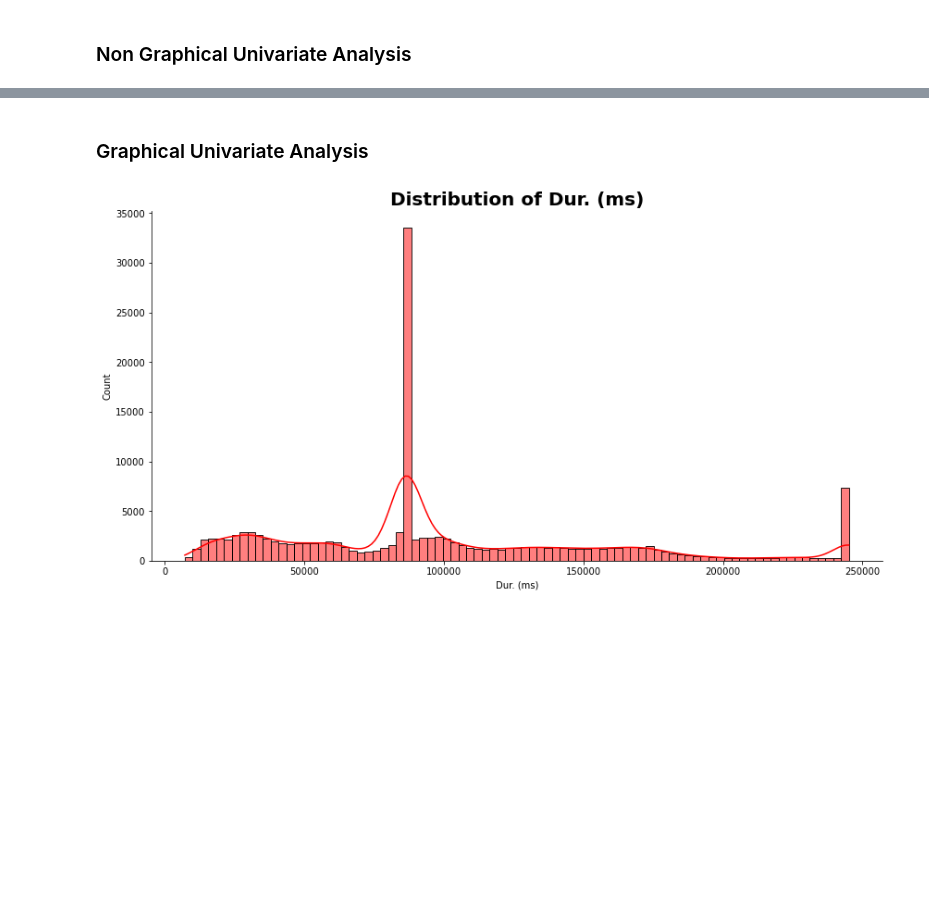
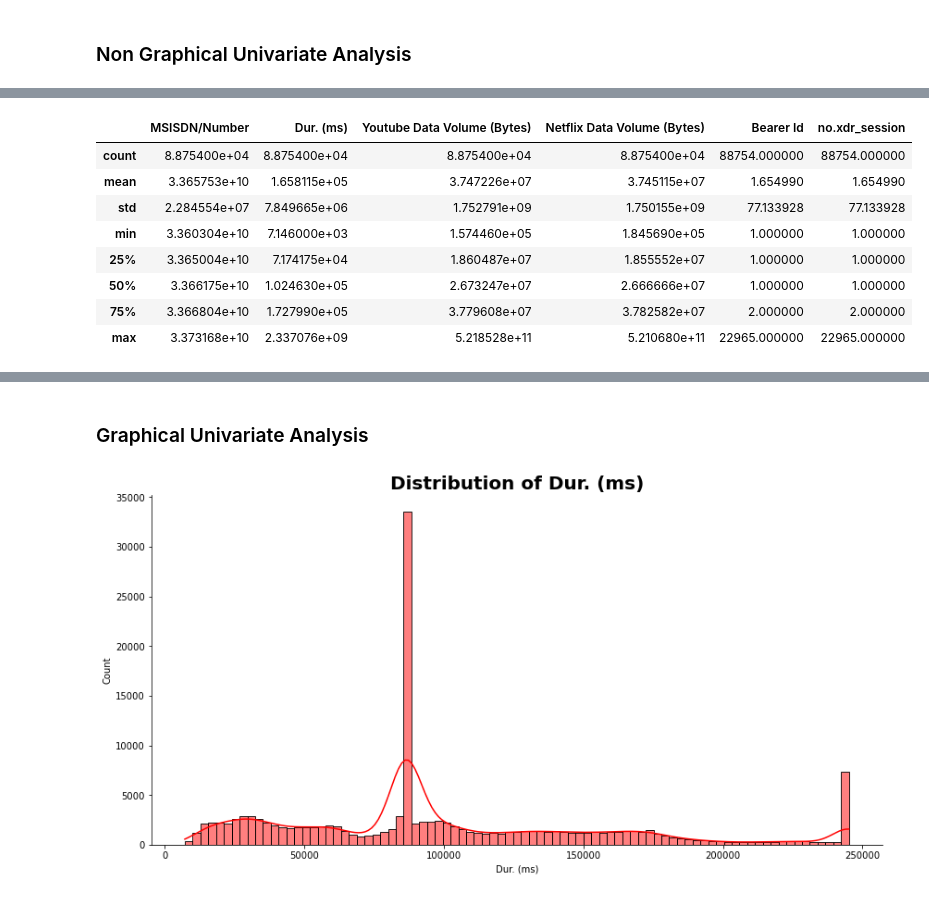
Before and after one commit to hikmab/User-Analytics-Telecomm-Industry, a Jupyter notebook: notebook/user over view analysis .ipynb, the cells around one changed output, grey strips where cells are left out. Saved outputs shown, nothing was run; the diff lists cells and outputs as text; code cells hidden in the pictures; blank space fills up the shorter version.

```diff
--- a/notebook/user over view analysis .ipynb
+++ b/notebook/user over view analysis .ipynb
@@ -793,0 +761,15 @@ univariate_analysis.describe()
+# %%
+#display the aggregate of user over view analysis
+univariate_analysis = db.groupby('MSISDN/Number').agg({'Dur. (ms)':'sum', 'Youtube Data Volume (Bytes)':'sum', 'Netflix Data Volume (Bytes)':'sum','Bearer Id':'count'}).reset_index()
+univariate_analysis['no.xdr_session'] = univariate_analysis['Bearer Id']
+univariate_analysis.describe()
+# %% [output]
+|  | MSISDN/Number | Dur. (ms) | Youtube Data Volume (Bytes) | Netflix Data Volume (Bytes) | Bearer Id | no.xdr_session |
+| count | 8.875400e+04 | 8.875400e+04 | 8.875400e+04 | 8.875400e+04 | 88754.000000 | 88754.000000 |
+| mean | 3.365753e+10 | 1.658115e+05 | 3.747226e+07 | 3.745115e+07 | 1.654990 | 1.654990 |
+| std | 2.284554e+07 | 7.849665e+06 | 1.752791e+09 | 1.750155e+09 | 77.133928 | 77.133928 |
+| min | 3.360304e+10 | 7.146000e+03 | 1.574460e+05 | 1.845690e+05 | 1.000000 | 1.000000 |
+| 25% | 3.365004e+10 | 7.174175e+04 | 1.860487e+07 | 1.855552e+07 | 1.000000 | 1.000000 |
+| 50% | 3.366175e+10 | 1.024630e+05 | 2.673247e+07 | 2.666666e+07 | 1.000000 | 1.000000 |
+| 75% | 3.366804e+10 | 1.727990e+05 | 3.779608e+07 | 3.782582e+07 | 2.000000 | 2.000000 |
+| max | 3.373168e+10 | 2.337076e+09 | 5.218528e+11 | 5.210680e+11 | 22965.000000 | 22965.000000 |
```
Also changed, not shown: parts of 30 cells of this notebook.
